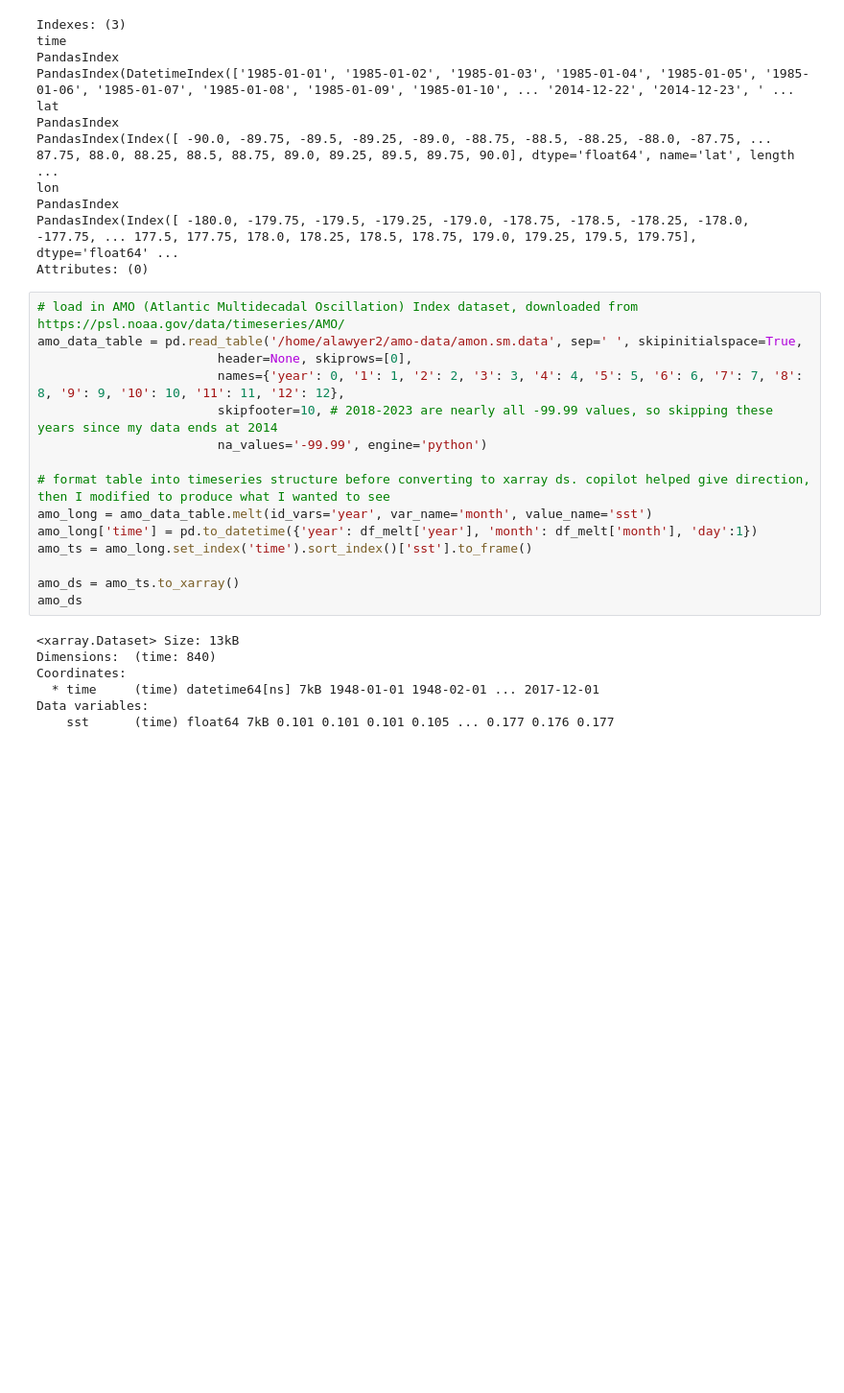
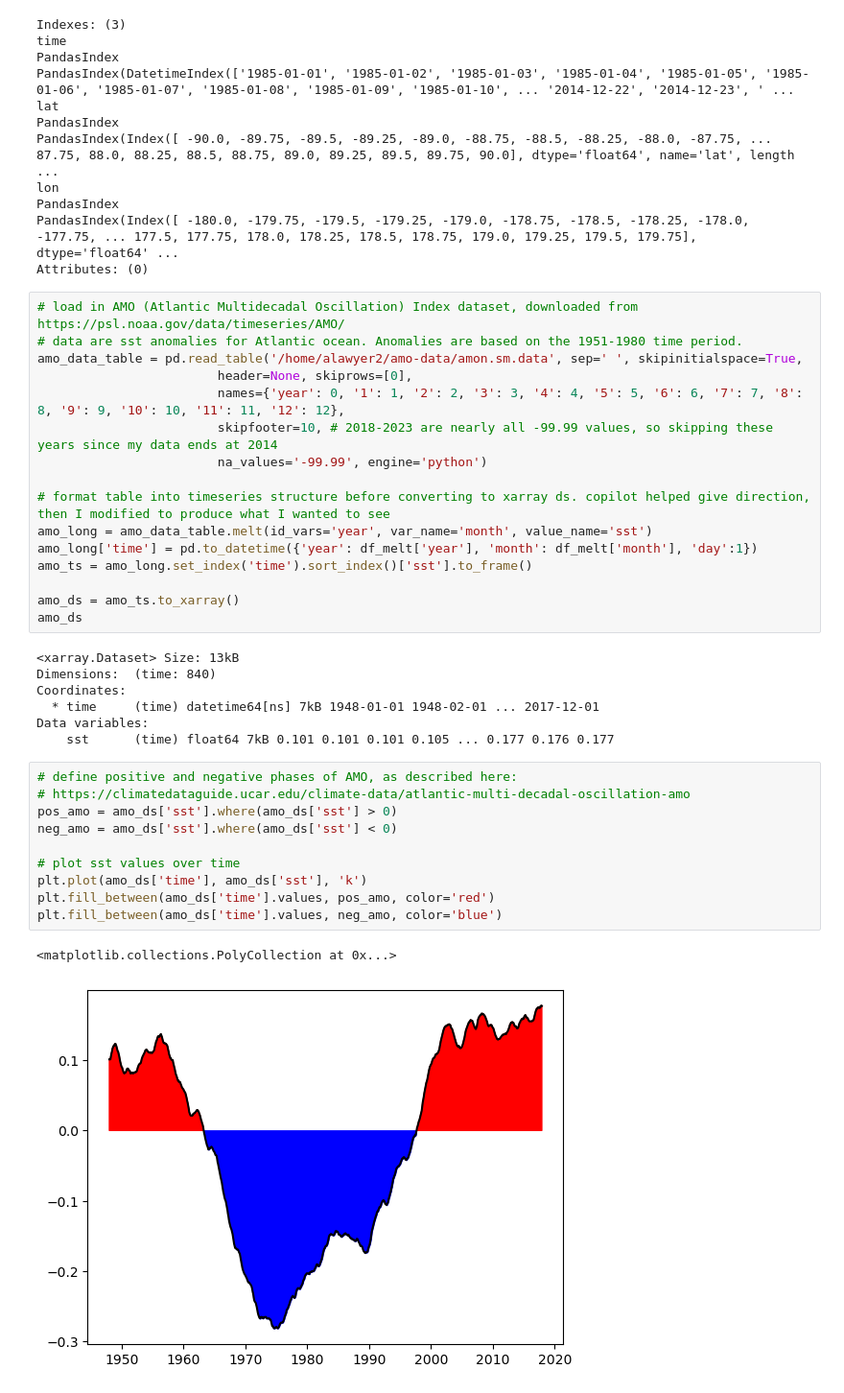
Before and after one commit to anlawyer/clim680, a Jupyter notebook: composite-analysis.ipynb, the cells around one changed output. Shown at 96% size. Drawn from its saved outputs; the diff is of its cells as text; blank space fills up the shorter version.

Commit message:
Initial plot, conditioning and constructing composites

```diff
--- a/composite-analysis.ipynb
+++ b/composite-analysis.ipynb
@@ -52,6 +52,7 @@ PandasIndex(Index([ -180.0, -179.75, -179.5, -179.25, -179.0, -178.75, -178.5, -
 Attributes: (0)
 # %%
 # load in AMO (Atlantic Multidecadal Oscillation) Index dataset, downloaded from https://psl.noaa.gov/data/timeseries/AMO/
+# data are sst anomalies for Atlantic ocean. Anomalies are based on the 1951-1980 time period.
 amo_data_table = pd.read_table('/home/alawyer2/amo-data/amon.sm.data', sep=' ', skipinitialspace=True,
                         header=None, skiprows=[0],
                         names={'year': 0, '1': 1, '2': 2, '3': 3, '4': 4, '5': 5, '6': 6, '7': 7, '8': 8, '9': 9, '10': 10, '11': 11, '12': 12},
@@ -72,3 +73,16 @@ Coordinates:
   * time     (time) datetime64[ns] 7kB 1948-01-01 1948-02-01 ... 2017-12-01
 Data variables:
     sst      (time) float64 7kB 0.101 0.101 0.101 0.105 ... 0.177 0.176 0.177
+# %%
+# define positive and negative phases of AMO, as described here:
+# https://climatedataguide.ucar.edu/climate-data/atlantic-multi-decadal-oscillation-amo
+pos_amo = amo_ds['sst'].where(amo_ds['sst'] > 0)
+neg_amo = amo_ds['sst'].where(amo_ds['sst'] < 0)
+
+# plot sst values over time
+plt.plot(amo_ds['time'], amo_ds['sst'], 'k')
+plt.fill_between(amo_ds['time'].values, pos_amo, color='red')
+plt.fill_between(amo_ds['time'].values, neg_amo, color='blue')
+# %% [output]
+<matplotlib.collections.PolyCollection at 0x...>
+[figure, added]
```
Also changed, not shown: parts of 1 cell of this notebook.
